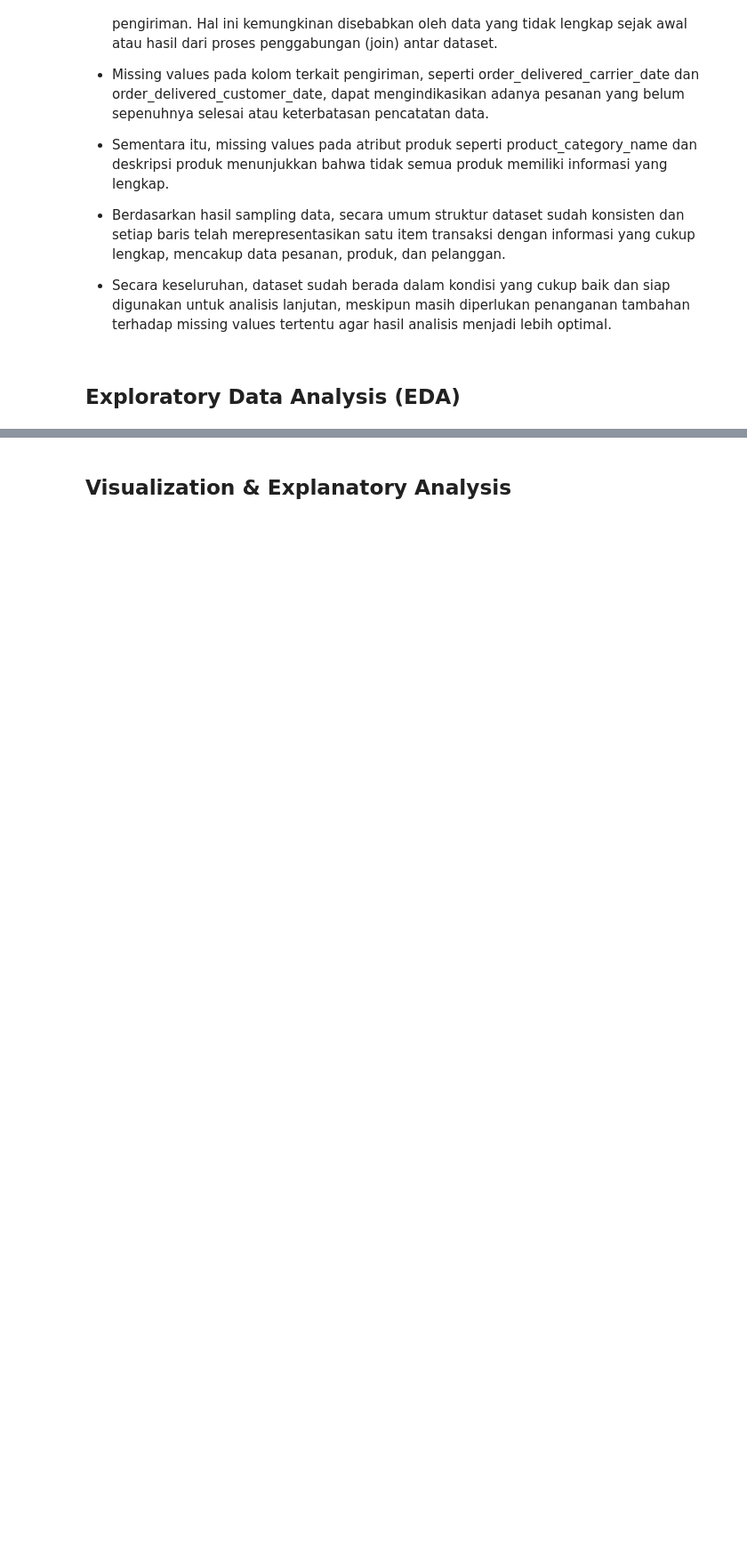
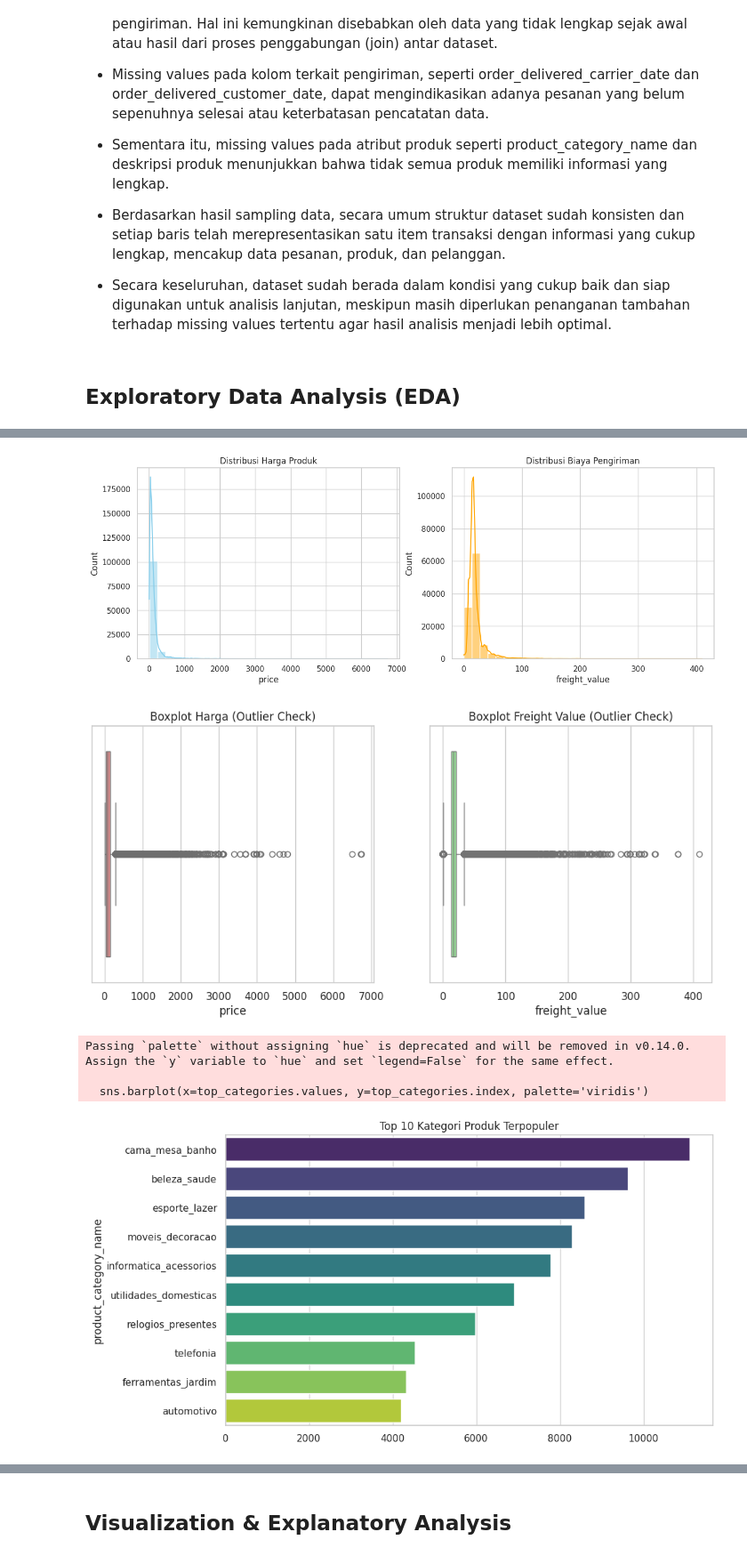
Before and after one commit to alviyaturrahmaniyah-hub/ecommerce-analysis-proyek, a Jupyter notebook: notebook.ipynb, the cells around one changed output, grey strips where cells are left out. Shown at 89% size. Cells and saved outputs as stored; diff of their text form; code cells hidden in the pictures; blank space fills up the shorter version.

```diff
--- a/notebook.ipynb
+++ b/notebook.ipynb
@@ -34,9 +46,9 @@ Tahap ini dilakukan untuk memuat seluruh tabel dataset yang diperlukan ke dalam
 # %%
 # Load dataset utama
-orders = pd.read_csv('/content/E-Commerce Public Dataset/orders_dataset.csv')
-order_items = pd.read_csv('/content/E-Commerce Public Dataset/order_items_dataset.csv')
-products = pd.read_csv('/content/E-Commerce Public Dataset/products_dataset.csv')
-customers = pd.read_csv('/content/E-Commerce Public Dataset/customers_dataset.csv')
+orders = pd.read_csv('orders_dataset.csv')
+order_items = pd.read_csv('order_items_dataset.csv')
+products = pd.read_csv('products_dataset.csv')
+customers = pd.read_csv('customers_dataset.csv')
 # %% [markdown]
 **Insight:**
 - Dataset berhasil dimuat tanpa error.
@@ -265,0 +278,44 @@ df_clean.sample(5)
+# %%
+# 1. EDA Univariate: Distribusi Harga dan Ongkir
+plt.figure(figsize=(15, 5))
+plt.subplot(1, 2, 1)
+sns.histplot(df_clean['price'], kde=True, bins=30, color='skyblue')
+plt.title('Distribusi Harga Produk')
+
+plt.subplot(1, 2, 2)
+sns.histplot(df_clean['freight_value'], kde=True, bins=30, color='orange')
+plt.title('Distribusi Biaya Pengiriman')
+plt.show()
+
+# Boxplot untuk cek Outliers (Sangat diminta Reviewer)
+plt.figure(figsize=(12, 5))
+plt.subplot(1, 2, 1)
+sns.boxplot(x=df_clean['price'], color='lightcoral')
+plt.title('Boxplot Harga (Outlier Check)')
+
+plt.subplot(1, 2, 2)
+sns.boxplot(x=df_clean['freight_value'], color='lightgreen')
+plt.title('Boxplot Freight Value (Outlier Check)')
+plt.show()
+
+# 2. EDA Kategorikal: Top 10 Kategori Produk
+plt.figure(figsize=(10, 6))
+top_categories = df_clean['product_category_name'].value_counts().head(10)
+sns.barplot(x=top_categories.values, y=top_categories.index, palette='viridis')
+plt.title('Top 10 Kategori Produk Terpopuler')
+plt.show()
+
+# 3. EDA Multivariate: Korelasi antar variabel numerik (WAJIB ADA)
+plt.figure(figsize=(10, 8))
+numeric_cols = df_clean.select_dtypes(include=['number'])
+correlation_matrix = numeric_cols.corr()
+sns.heatmap(correlation_matrix, annot=True, cmap='coolwarm', fmt=".2f")
+plt.title('Heatmap Korelasi Variabel Numerik')
+plt.show()
+# %% [output]
+[figure, added]
+[figure, added]
+Passing `palette` without assigning `hue` is deprecated and will be removed in v0.14.0. Assign the `y` variable to `hue` and set `legend=False` for the same effect.
+
+  sns.barplot(x=top_categories.values, y=top_categories.index, palette='viridis')
+[figure, added]
```
Also changed, not shown: parts of 38 cells of this notebook.
